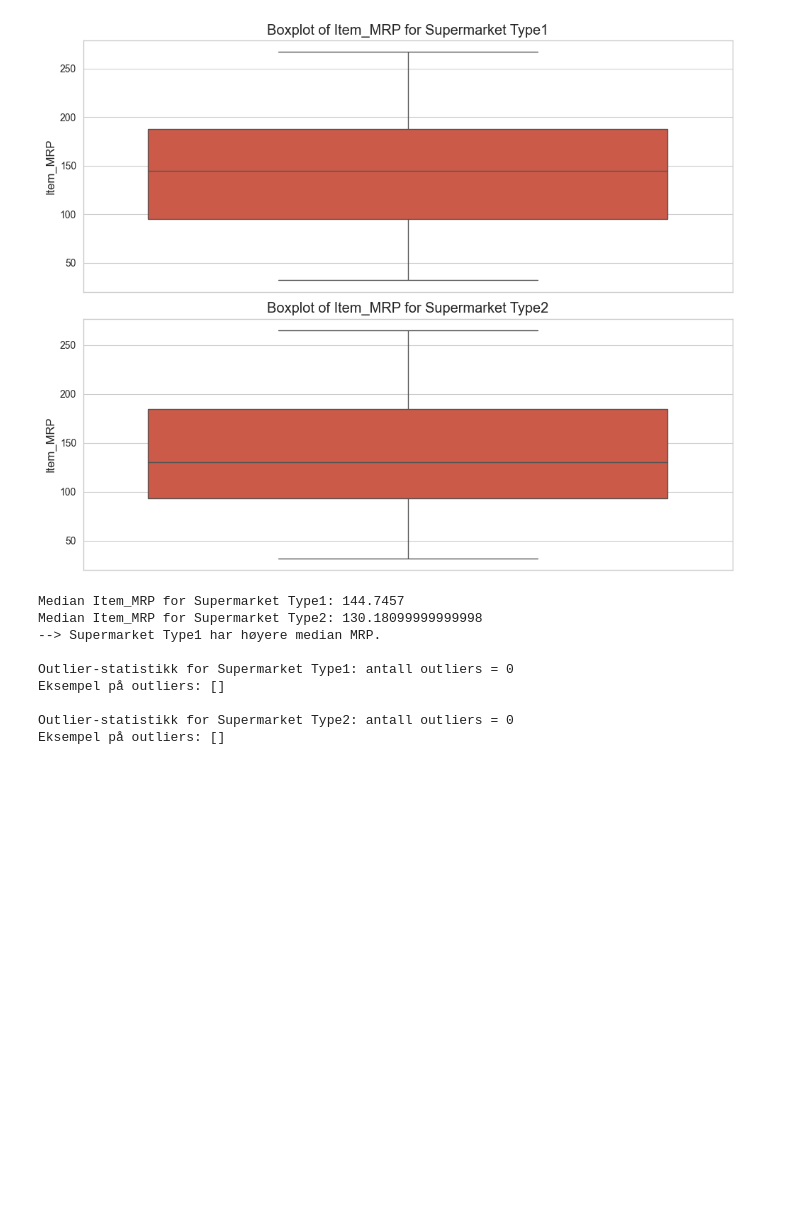
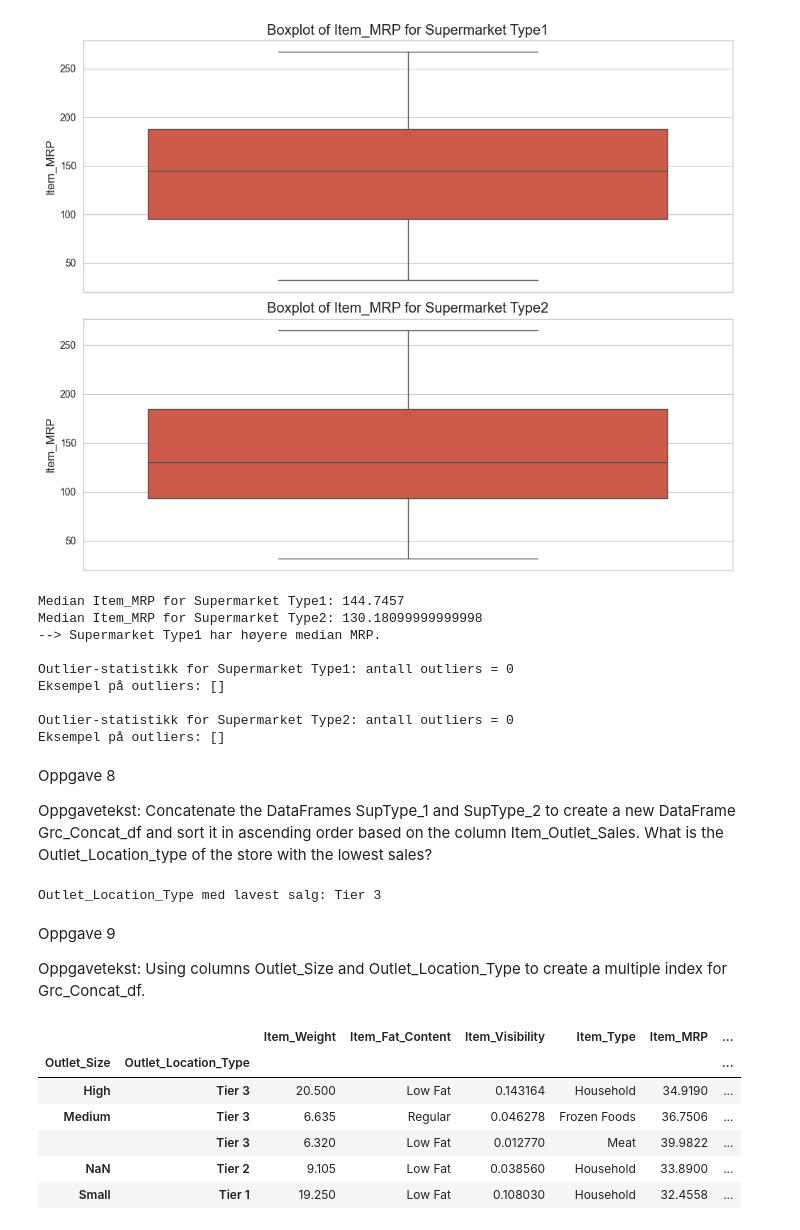
Before and after one commit to Sarasolstad/IntroKIoblig1, a Jupyter notebook: oblig1.ipynb, the cells around one changed output. Saved outputs shown, nothing was run; the diff lists cells and outputs as text; code cells hidden in the pictures; blank space fills up the shorter version.

```diff
--- a/oblig1.ipynb
+++ b/oblig1.ipynb
@@ -312,3 +302,33 @@ Eksempel på outliers: []
 
 Outlier-statistikk for Supermarket Type2: antall outliers = 0
 Eksempel på outliers: []
+# %% [markdown]
+Oppgave 8
+
+Oppgavetekst:
+Concatenate the DataFrames SupType_1 and SupType_2 to create a new DataFrame Grc_Concat_df and sort it in ascending order based on the column Item_Outlet_Sales. What is the Outlet_Location_type of the store with the lowest sales?
+# %%
+Grc_Concat_df = pd.concat([SupType_1, SupType_2])
+Grc_Concat_df = Grc_Concat_df.sort_values('Item_Outlet_Sales', ascending=True)
+
+# Outlet_Location_Type for butikken med lavest salg
+lowest_sales_location = Grc_Concat_df.iloc[0]['Outlet_Location_Type']
+print("Outlet_Location_Type med lavest salg:", lowest_sales_location)
+# %% [output]
+Outlet_Location_Type med lavest salg: Tier 3
+# %% [markdown]
+Oppgave 9
+
+Oppgavetekst:
+Using columns Outlet_Size and Outlet_Location_Type to create a multiple index for Grc_Concat_df.
+# %%
+Grc_Concat_df.set_index(['Outlet_Size','Outlet_Location_Type'], inplace=True)
+display(Grc_Concat_df.head())
+# %% [output]
+|  |  | Item_Weight | Item_Fat_Content | Item_Visibility | Item_Type | Item_MRP | ... |
+| Outlet_Size | Outlet_Location_Type |  |  |  |  |  | ... |
+| High | Tier 3 | 20.500 | Low Fat | 0.143164 | Household | 34.9190 | ... |
+| Medium | Tier 3 | 6.635 | Regular | 0.046278 | Frozen Foods | 36.7506 | ... |
+|  | Tier 3 | 6.320 | Low Fat | 0.012770 | Meat | 39.9822 | ... |
+| NaN | Tier 2 | 9.105 | Low Fat | 0.038560 | Household | 33.8900 | ... |
+| Small | Tier 1 | 19.250 | Low Fat | 0.108030 | Household | 32.4558 | ... |
```
Also changed, not shown: parts of 14 cells of this notebook.
